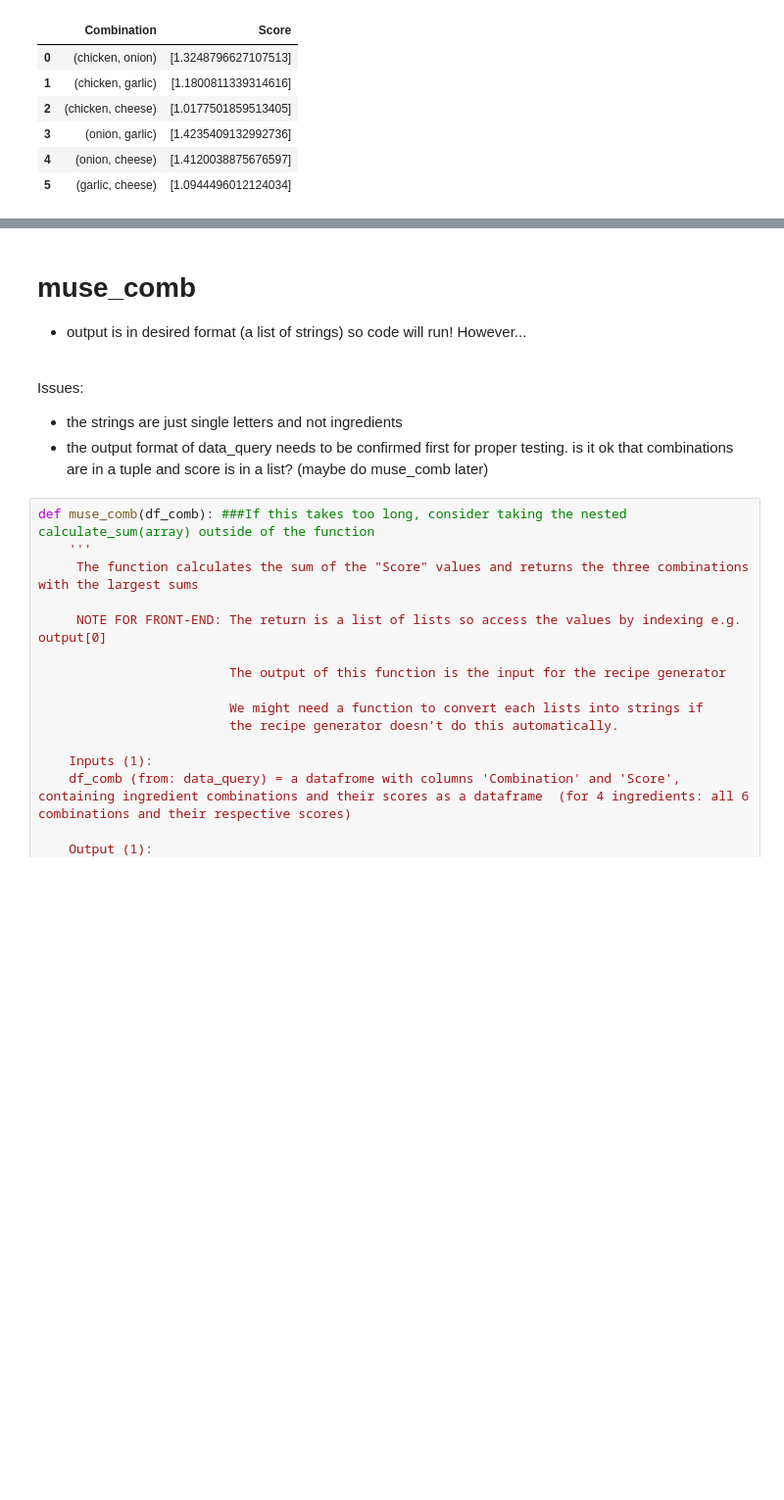
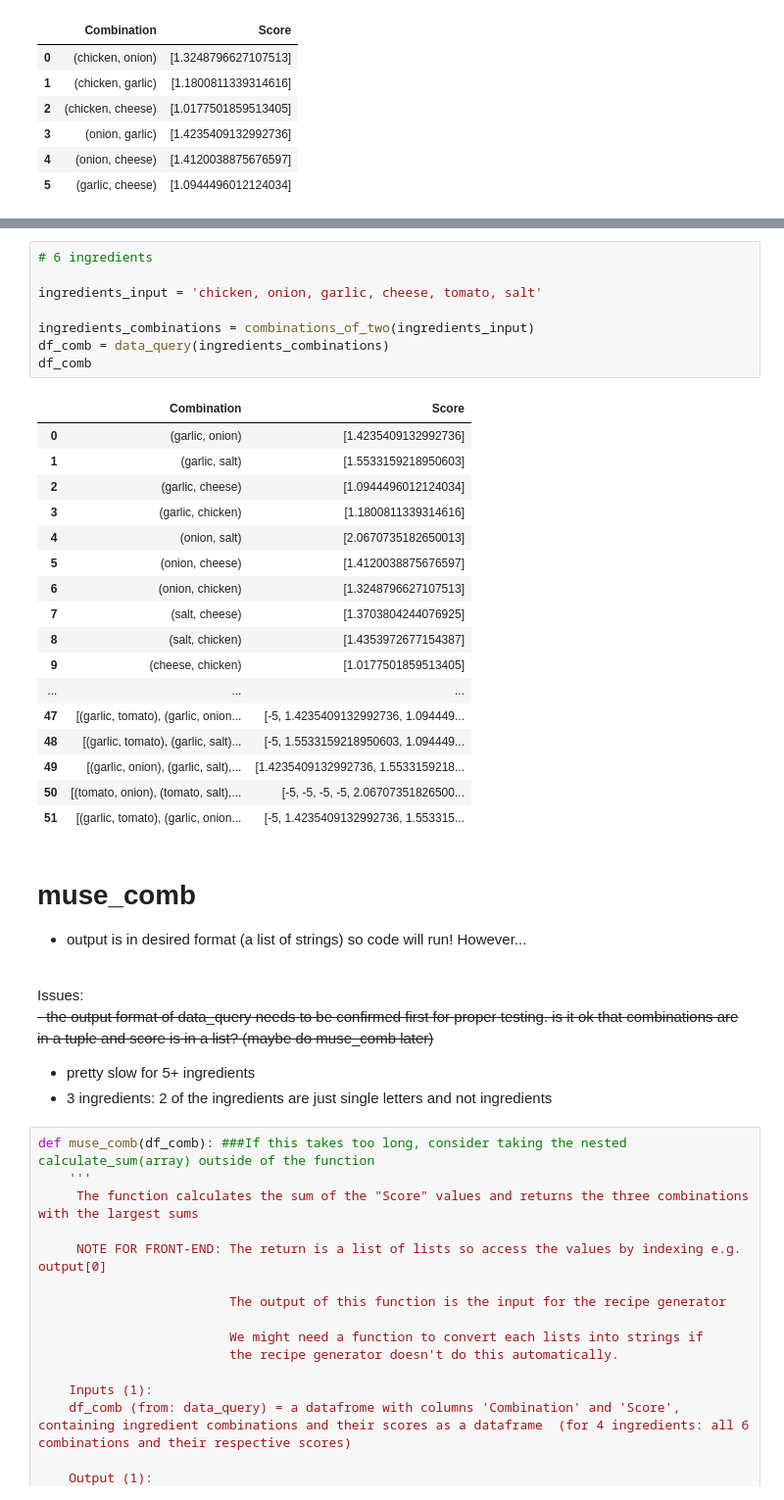
Before and after one commit to tjyana/tjyana-mealmuse, a Jupyter notebook: notebooks/test-notebook_0521.ipynb, the cells around one changed output, grey strips where cells are left out. Shown: that part at 98% size. Cells and saved outputs as stored; diff of their text form; blank space fills up the shorter version.

```diff
--- a/notebooks/test-notebook_0521.ipynb
+++ b/notebooks/test-notebook_0521.ipynb
@@ -290,10 +467,37 @@ df_comb
+# %%
+# 6 ingredients
+
+ingredients_input = 'chicken, onion, garlic, cheese, tomato, salt'
+
+ingredients_combinations = combinations_of_two(ingredients_input)
+df_comb = data_query(ingredients_combinations)
+df_comb
+# %% [output]
+|  | Combination | Score |
+| 0 | (garlic, onion) | [1.4235409132992736] |
+| 1 | (garlic, salt) | [1.5533159218950603] |
+| 2 | (garlic, cheese) | [1.0944496012124034] |
+| 3 | (garlic, chicken) | [1.1800811339314616] |
+| 4 | (onion, salt) | [2.0670735182650013] |
+| 5 | (onion, cheese) | [1.4120038875676597] |
+| 6 | (onion, chicken) | [1.3248796627107513] |
+| 7 | (salt, cheese) | [1.3703804244076925] |
+| 8 | (salt, chicken) | [1.4353972677154387] |
+| 9 | (cheese, chicken) | [1.0177501859513405] |
+| ... | ... | ... |
+| 47 | [(garlic, tomato), (garlic, onion... | [-5, 1.4235409132992736, 1.094449... |
+| 48 | [(garlic, tomato), (garlic, salt)... | [-5, 1.5533159218950603, 1.094449... |
+| 49 | [(garlic, onion), (garlic, salt),... | [1.4235409132992736, 1.5533159218... |
+| 50 | [(tomato, onion), (tomato, salt),... | [-5, -5, -5, -5, 2.06707351826500... |
+| 51 | [(garlic, tomato), (garlic, onion... | [-5, 1.4235409132992736, 1.553315... |
 # %% [markdown]
 # muse_comb
 - output is in desired format (a list of strings) so code will run! However...
 
 <br>Issues:
-- the strings are just single letters and not ingredients
-- the output format of data_query needs to be confirmed first for proper testing. is it ok that combinations are in a tuple and score is in a list? (maybe do muse_comb later)
+<br><s>- the output format of data_query needs to be confirmed first for proper testing. is it ok that combinations are in a tuple and score is in a list? (maybe do muse_comb later)</s>
+- pretty slow for 5+ ingredients
+- 3 ingredients: 2 of the ingredients are just single letters and not ingredients
 # %%
 def muse_comb(df_comb): ###If this takes too long, consider taking the nested calculate_sum(array) outside of the function
     '''
```
Also changed, not shown: parts of 36 cells of this notebook, 3 other files.
